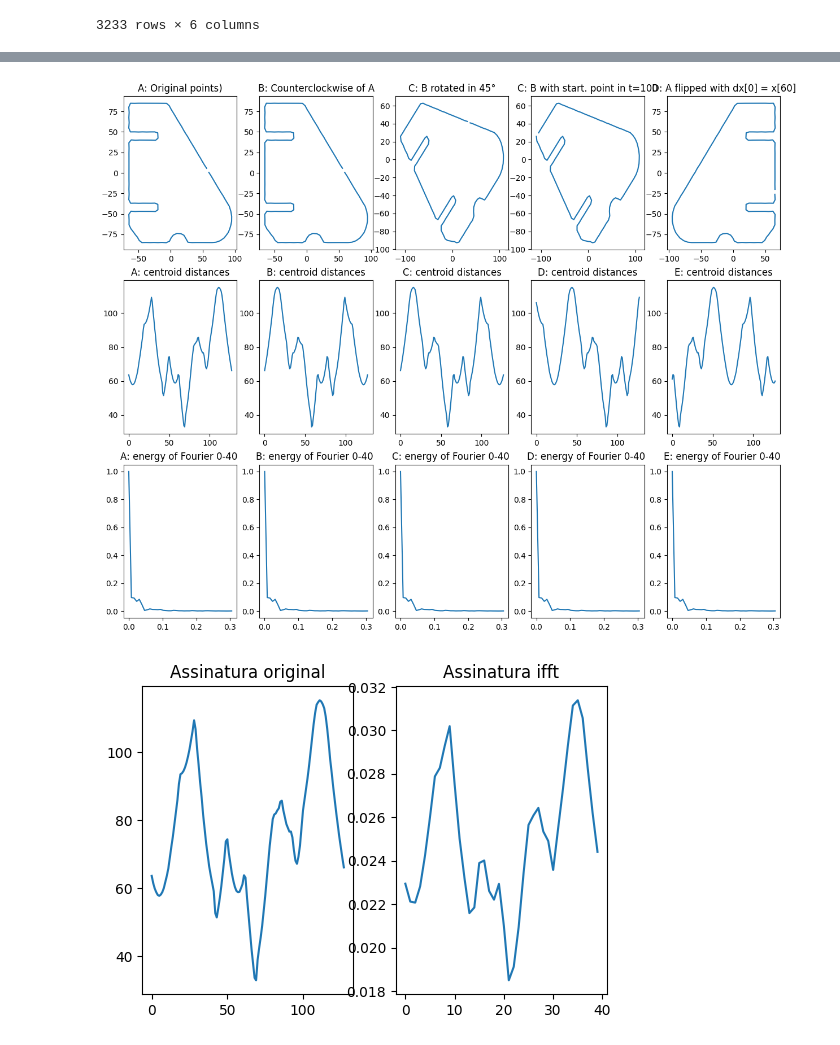
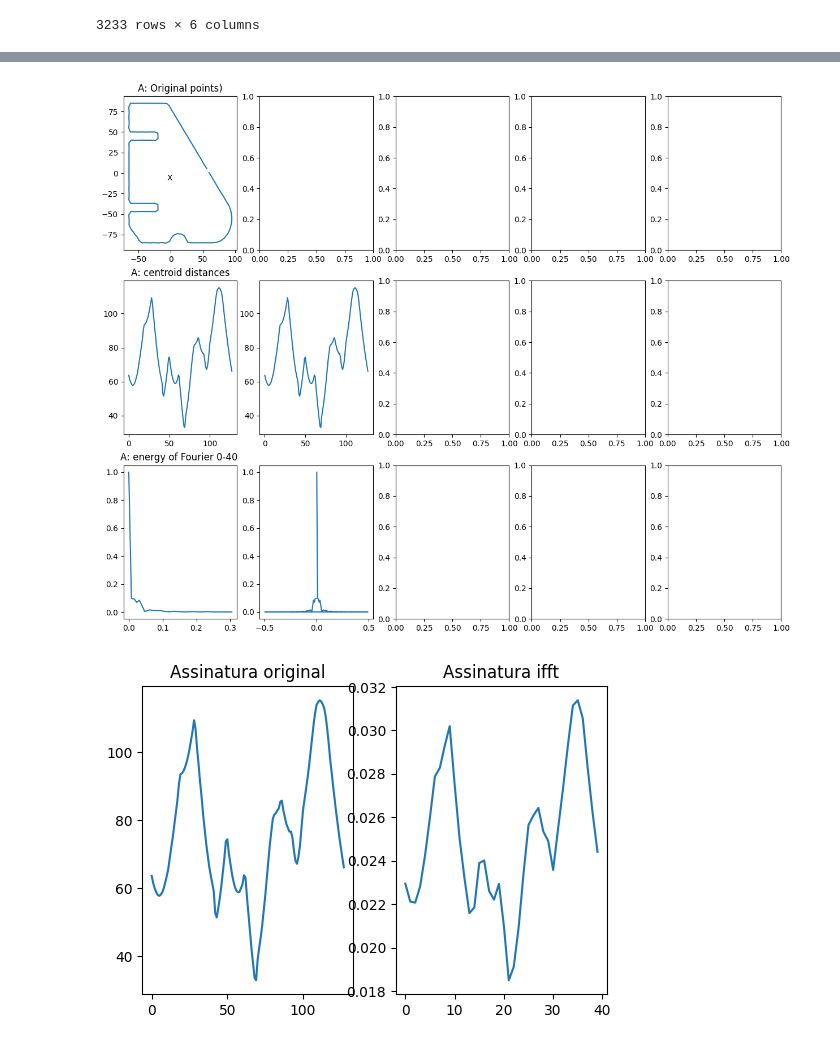
Before and after one commit to danielaterra/shape-features, a Jupyter notebook: tests_stuffs/invariant_fourier_descriptor_in_cells.ipynb, the cells around one changed output, grey strips where cells are left out. Saved outputs shown, nothing was run; the diff lists cells and outputs as text; code cells hidden in the pictures.

Commit message:
fourier descriptor extraction -start

```diff
--- a/tests_stuffs/invariant_fourier_descriptor_in_cells.ipynb
+++ b/tests_stuffs/invariant_fourier_descriptor_in_cells.ipynb
@@ -67,8 +243,17 @@ df_cell_masks
 # %%
-
+vx= 'MECH128X.dat'
+vy= 'MECH128Y.dat'
+xt = np.loadtxt(vx)
+yt = np.loadtxt(vy)
 x = xt[1::]
 y = yt[1::]
 xc = np.sum(x)/x.shape[-1]
 yc = np.sum(y)/x.shape[-1]
 t = np.arange(x.shape[-1])
 rt = np.sqrt((x-xc)**2 + (y-yc)**2)  #centroid distances
+
+array_xy = np.empty((128, 2))
+array_xy[:,0] = x[:]
+array_xy[:,1]= y[:]
+centroid = (np.sum(x)/x.shape[-1], np.sum(y)/y.shape[-1])
+freqs, fft_y = fourier_descriptors(array_xy, centroid)
@@ -151,56 +260,19 @@ def rotate(origin, px, py, angle):
 # %%
-# --- Calc FD
-fft_y, freqs = fft_freqs(rt)
-fft_y = fft_y/fft_y[0]
-
-fft_y2, freqs2 = fft_freqs(rt2)
-fft_y2 = fft_y2/fft_y2[0]
-
-fft_y2i, freqs2i = fft_freqs(rt2i)
-fft_y2i = fft_y2i/fft_y2i[0]
-
-fft_ya, freqsa = fft_freqs(a_rt)
-fft_ya = fft_ya/fft_ya[0]
-
-fft_y4, freqs4 = fft_freqs(x4r)
-fft_y4 = fft_y4/fft_y4[0]
-
 fig, axis = plt.subplots(3, 5, figsize=(15,12))
 axis[0,0].plot(x, y)
 axis[0,0].set_title("A: Original points)")
-axis[0,1].plot(x2, y2)
-axis[0,1].set_title("B: Counterclockwise of A")
-axis[0,2].plot(x2i, y2i)
-axis[0,2].set_title("C: B rotated in 45°")
-axis[0,3].plot(a_x, a_y)
-axis[0,3].set_title("C: B with start. point in t=100")
-axis[0,4].plot(x4, y4)
-axis[0,4].set_title("D: A flipped with dx[0] = x[60]")
+axis[0,0].text(centroid[0], centroid[1], 'X')
 
 axis[1,0].plot(np.arange(128), rt)
 axis[1,0].set_title("A: centroid distances")
-axis[1,1].plot(np.arange(128), rt2)
-axis[1,1].set_title("B: centroid distances")
-axis[1,2].plot(np.arange(128), rt2i)
-axis[1,2].set_title("C: centroid distances")
-axis[1,3].plot(np.arange(128), a_rt)
-axis[1,3].set_title("D: centroid distances")
-axis[1,4].plot(np.arange(128), x4r)
-axis[1,4].set_title("E: centroid distances")
+axis[1,1].plot(np.arange(128),calc_radial_dists(array_xy, centroid))
 
 axis[2,0].plot(freqs[0:40], (np.sqrt((np.real(fft_y))**2 + (np.imag(fft_y))**2))[0:40])
 axis[2,0].set_title("A: energy of Fourier 0-40 ")
-axis[2,1].plot(freqs2[0:40], np.sqrt((np.real(fft_y2))**2 + (np.imag(fft_y2))**2)[0:40])
-axis[2,1].set_title("B: energy of Fourier 0-40 ")
-axis[2,2].plot(freqs2i[0:40], np.sqrt((np.real(fft_y2i))**2 + (np.imag(fft_y2i))**2)[0:40])
-axis[2,2].set_title("C: energy of Fourier 0-40 ")
-axis[2,3].plot(freqsa[0:40], np.sqrt((np.real(fft_ya))**2 + (np.imag(fft_ya))**2)[0:40])
-axis[2,3].set_title("D: energy of Fourier 0-40 ")
-axis[2,4].plot(freqs4[0:40], np.sqrt((np.real(fft_y4))**2 + (np.imag(fft_y4))**2)[0:40])
-axis[2,4].set_title("E: energy of Fourier 0-40 ")
+axis[2,1].plot(freqs, (np.sqrt((np.real(fft_y))**2 + (np.imag(fft_y))**2)))
 plt.show()
 # %% [output]
-[figure, old version]
+[figure, new version]
 # %%
 fig, axis = plt.subplots(1, 4, figsize=(6,4))
 axis[0].plot(np.arange(128), rt )
```
Also changed, not shown: parts of 5 cells of this notebook, 2 other files.
